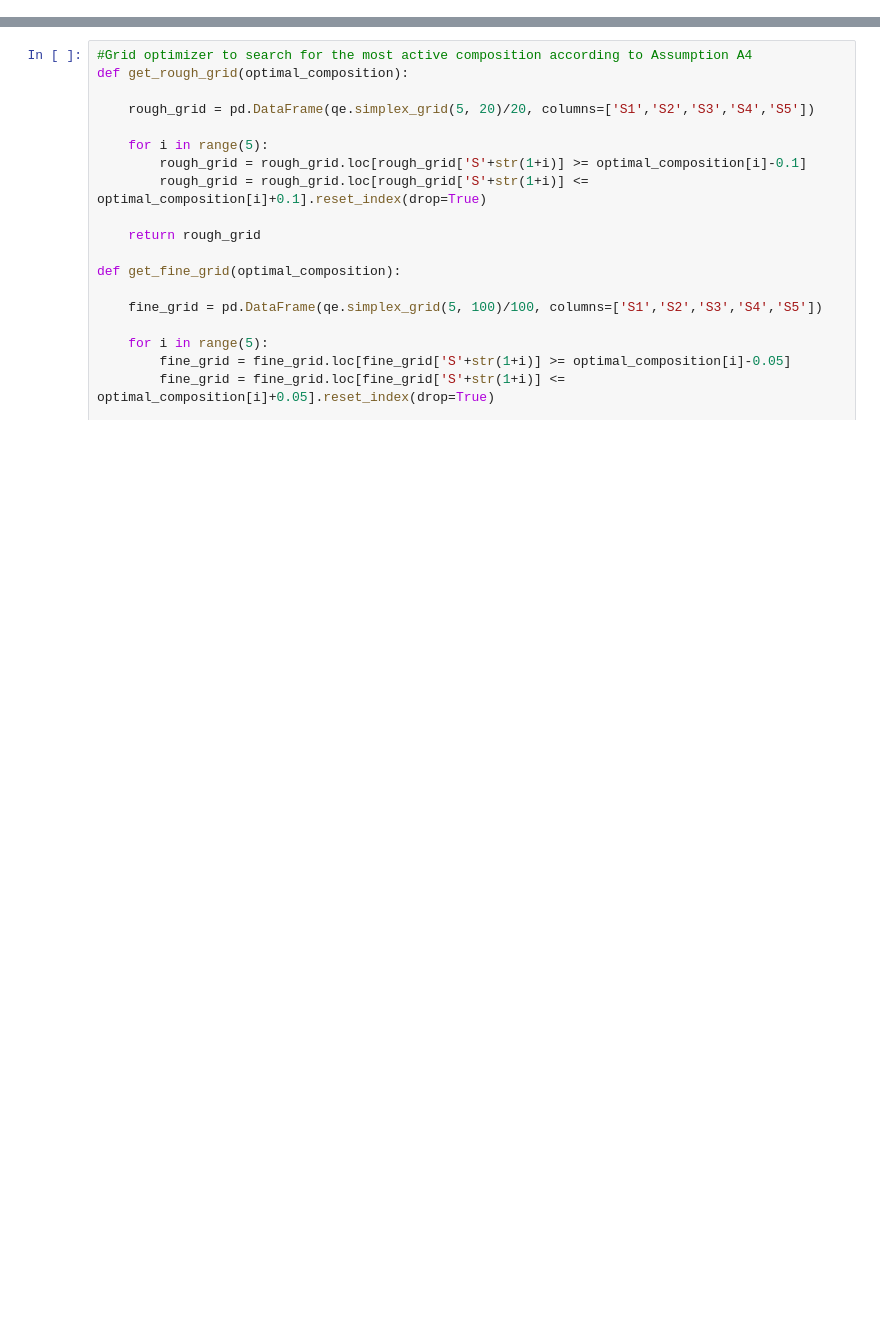
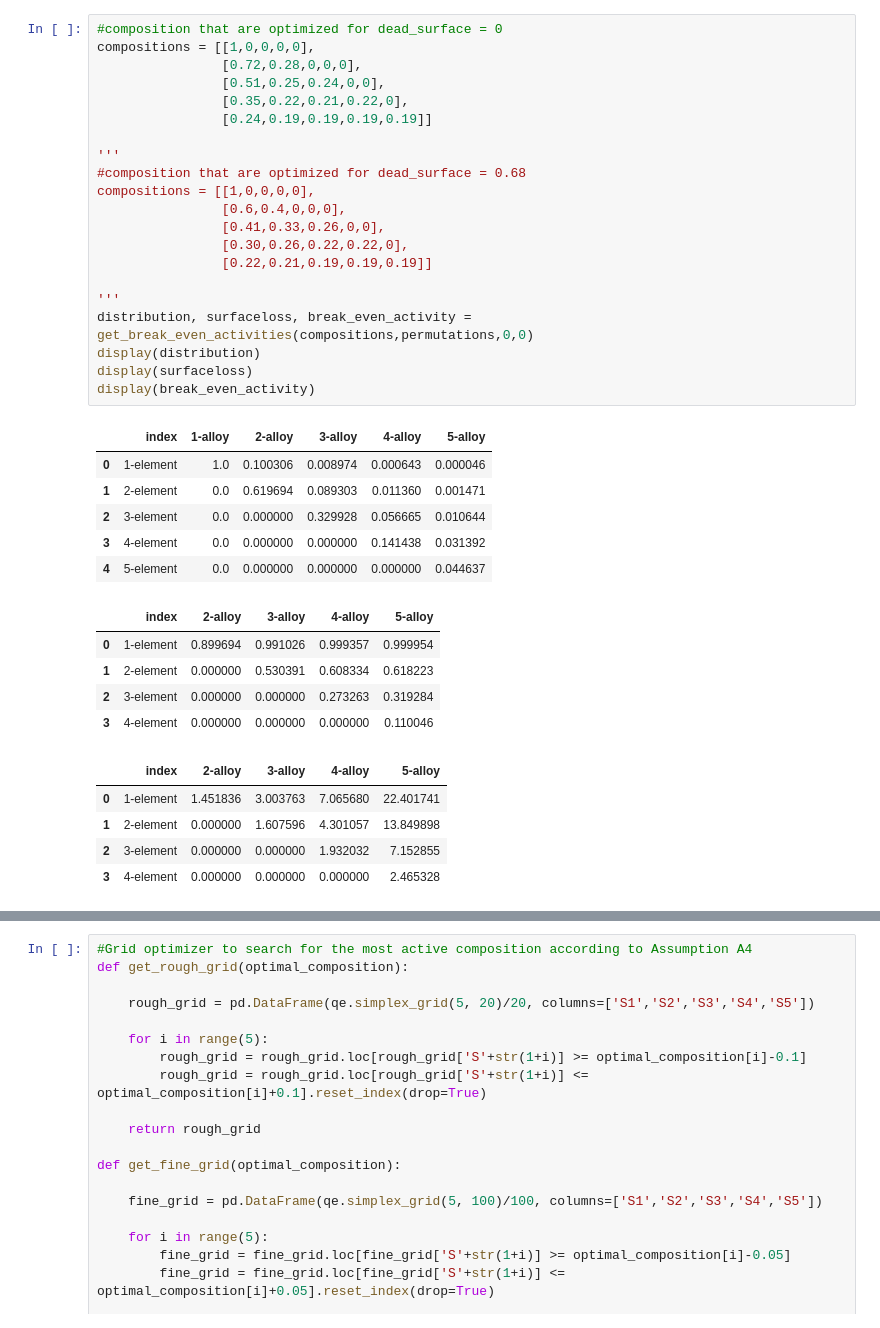
Before and after one commit to vamints/HEA_statistical_model, a Jupyter notebook: Probability_Simulator.ipynb, the cells around one changed output, grey strips where cells are left out. Cells and saved outputs as stored; diff of their text form; blank space fills up the shorter version.

```diff
--- a/Probability_Simulator.ipynb
+++ b/Probability_Simulator.ipynb
@@ -340,0 +314,38 @@ display(break_even_activity)
+# %%
+#composition that are optimized for dead_surface = 0
+compositions = [[1,0,0,0,0],
+                [0.72,0.28,0,0,0],
+                [0.51,0.25,0.24,0,0],
+                [0.35,0.22,0.21,0.22,0],
+                [0.24,0.19,0.19,0.19,0.19]]
+
+'''
+#composition that are optimized for dead_surface = 0.68
+compositions = [[1,0,0,0,0],
+                [0.6,0.4,0,0,0],
+                [0.41,0.33,0.26,0,0],
+                [0.30,0.26,0.22,0.22,0],
+                [0.22,0.21,0.19,0.19,0.19]]
+
+'''
+distribution, surfaceloss, break_even_activity = get_break_even_activities(compositions,permutations,0,0)
+display(distribution)
+display(surfaceloss)
+display(break_even_activity)
+# %% [output]
+|  | index | 1-alloy | 2-alloy | 3-alloy | 4-alloy | 5-alloy |
+| 0 | 1-element | 1.0 | 0.100306 | 0.008974 | 0.000643 | 0.000046 |
+| 1 | 2-element | 0.0 | 0.619694 | 0.089303 | 0.011360 | 0.001471 |
+| 2 | 3-element | 0.0 | 0.000000 | 0.329928 | 0.056665 | 0.010644 |
+| 3 | 4-element | 0.0 | 0.000000 | 0.000000 | 0.141438 | 0.031392 |
+| 4 | 5-element | 0.0 | 0.000000 | 0.000000 | 0.000000 | 0.044637 |
+|  | index | 2-alloy | 3-alloy | 4-alloy | 5-alloy |
+| 0 | 1-element | 0.899694 | 0.991026 | 0.999357 | 0.999954 |
+| 1 | 2-element | 0.000000 | 0.530391 | 0.608334 | 0.618223 |
+| 2 | 3-element | 0.000000 | 0.000000 | 0.273263 | 0.319284 |
+| 3 | 4-element | 0.000000 | 0.000000 | 0.000000 | 0.110046 |
+|  | index | 2-alloy | 3-alloy | 4-alloy | 5-alloy |
+| 0 | 1-element | 1.451836 | 3.003763 | 7.065680 | 22.401741 |
+| 1 | 2-element | 0.000000 | 1.607596 | 4.301057 | 13.849898 |
+| 2 | 3-element | 0.000000 | 0.000000 | 1.932032 | 7.152855 |
+| 3 | 4-element | 0.000000 | 0.000000 | 0.000000 | 2.465328 |
```
Also changed, not shown: parts of 11 cells of this notebook.
